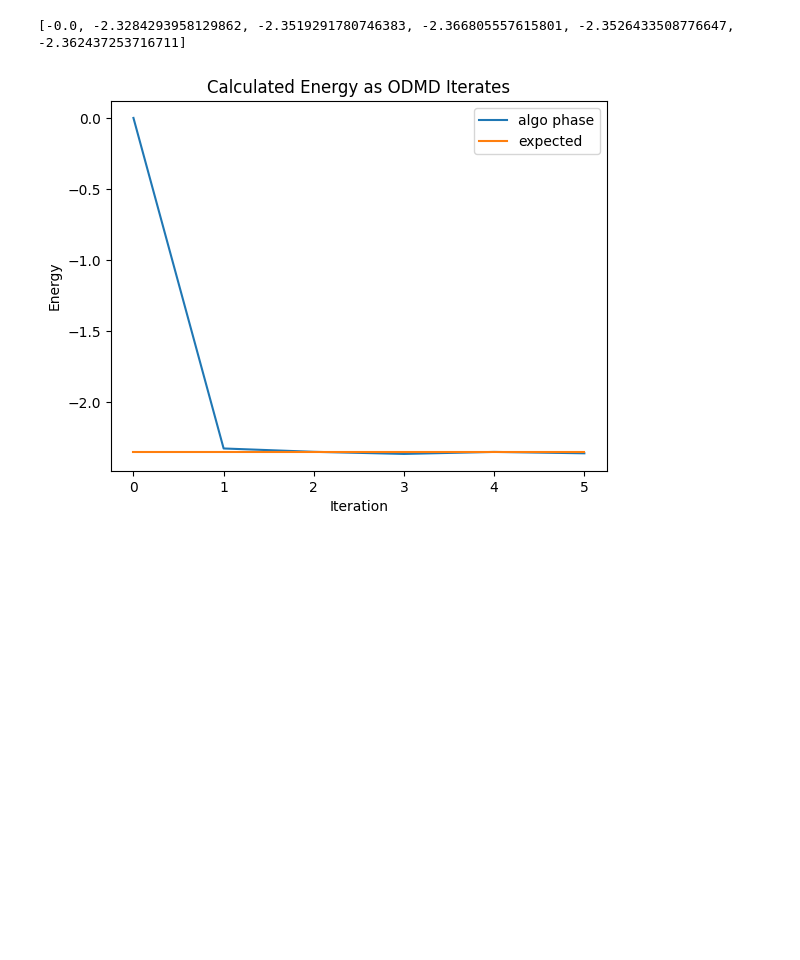
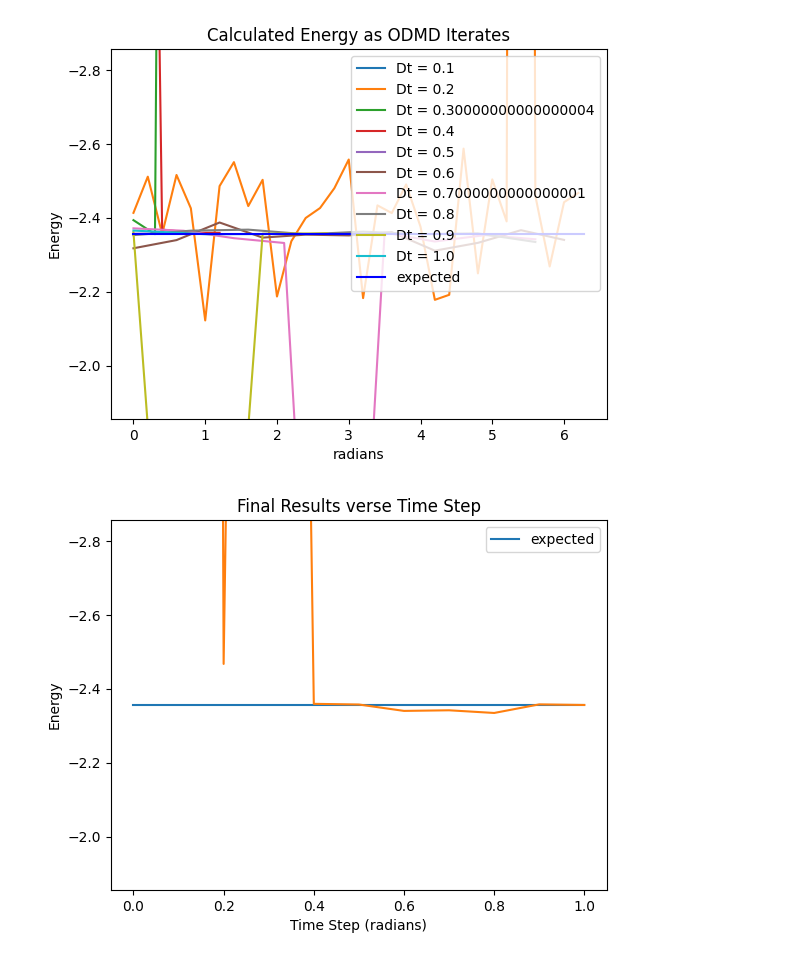
Before and after one commit to Quantum-Linear-Algebra/ODMD, a Jupyter notebook: ODMD.ipynb, the cells around one changed output. Saved outputs shown, nothing was run; the diff lists cells and outputs as text; code cells hidden in the pictures; blank space fills up the shorter version.

Commit message:
created time step comparision graphs

```diff
--- a/ODMD.ipynb
+++ b/ODMD.ipynb
@@ -127,7 +177,7 @@ def ODMD(ham, Dt, noise_threshold, err_threshold, K = 3, alpha = 1/2, est_E_0s =
     d=3
     old_E_0 = 10000
     while (True):
-        # if k*Dt > 2*pi: print("didn't work"); break
+        if k*Dt > 2*pi: print("didn't work"); break
         print("k =", k)
         s_k = generate_s_k(ham, k, Dt, K, g=g)
         X = make_X(0, K, d, s_k=s_k)
@@ -160,10 +210,6 @@ def ODMD(ham, Dt, noise_threshold, err_threshold, K = 3, alpha = 1/2, est_E_0s =
         if abs(old_E_0 - E_0) <= err_threshold: break
         old_E_0 = E_0
     return E_0
-g = 4
-Ham = create_hamiltonian(8, g)
-est_E_0s = []
-ODMD(Ham, .5, 0.01, 0.01, est_E_0s = est_E_0s, g=g)
 # %% [output]
 H = -ZZII -IZZI -IIZZ -4*XIII -4*IXII -4*IIXI -4*IIIX
 
@@ -185,0 +232,11 @@ E_0 = -2.362437253716711
+# %%
+g = 4
+Ham = create_hamiltonian(4, g)
+trials = []
+time_steps = np.arange(.1, 1.1, .1)
+results = []
+for i in time_steps:
+    print(i)
+    est_E_0s = []
+    results.append(ODMD(Ham, i, 0.01, 0.001, est_E_0s = est_E_0s, g=g))
+    trials.append(est_E_0s)
@@ -186,18 +261,27 @@ E_0 = -2.362437253716711
 # %%
-real_E_0 = [-abs(np.linalg.eigvals(Ham)[0].real) for _ in range(len(est_E_0s))]
-avg_E_0 = [np.average(est_E_0s) for _ in range(len(est_E_0s))]
-print(est_E_0s)
-test = np.array(est_E_0s)
+time_steps = np.arange(.1, 1.1, .1)
+real_E_0 = -abs(np.linalg.eigvals(Ham)[0].real)
 
+
+for i in range(len(trials)):
+    plt.plot(np.arange(0, 2*pi, time_steps[i])[0:len(trials[i])], trials[i], label = 'Dt = '+str(time_steps[i]))
 plt.title("Calculated Energy as ODMD Iterates")
 plt.ylabel("Energy")
-plt.xlabel("Iteration")
-plt.plot(est_E_0s, label = "algo phase")
-# plt.plot(avg_E_0, label = "algo avg")
-plt.plot(real_E_0, label = "expected")
+plt.xlabel("radians")
+plt.plot([0, 2*pi], [real_E_0, real_E_0], label = "expected", c = 'b')
 plt.legend()
-# plt.ylim([-(3/4)*pi,(3/4)*pi])
+plt.ylim([-abs(np.linalg.eigvals(Ham)[0].real)+.5,-abs(np.linalg.eigvals(Ham)[0].real)-.5])
 plt.show()
+
+plt.title("Final Results verse Time Step")
+plt.xlabel("Time Step (radians)")
+plt.ylabel("Energy")
+plt.plot([0, time_steps[-1]], [real_E_0, real_E_0], label = "expected",)
+plt.plot(time_steps, results)
+plt.ylim([-abs(np.linalg.eigvals(Ham)[0].real)+.5,-abs(np.linalg.eigvals(Ham)[0].real)-.5])
+
+plt.legend()
+plt.show()
 # %% [output]
-[-0.0, -2.3284293958129862, -2.3519291780746383, -2.366805557615801, -2.3526433508776647, -2.362437253716711]
-[figure, old version]
+[figure, new version]
+[figure, added]
```
Also changed, not shown: parts of 3 cells of this notebook.
